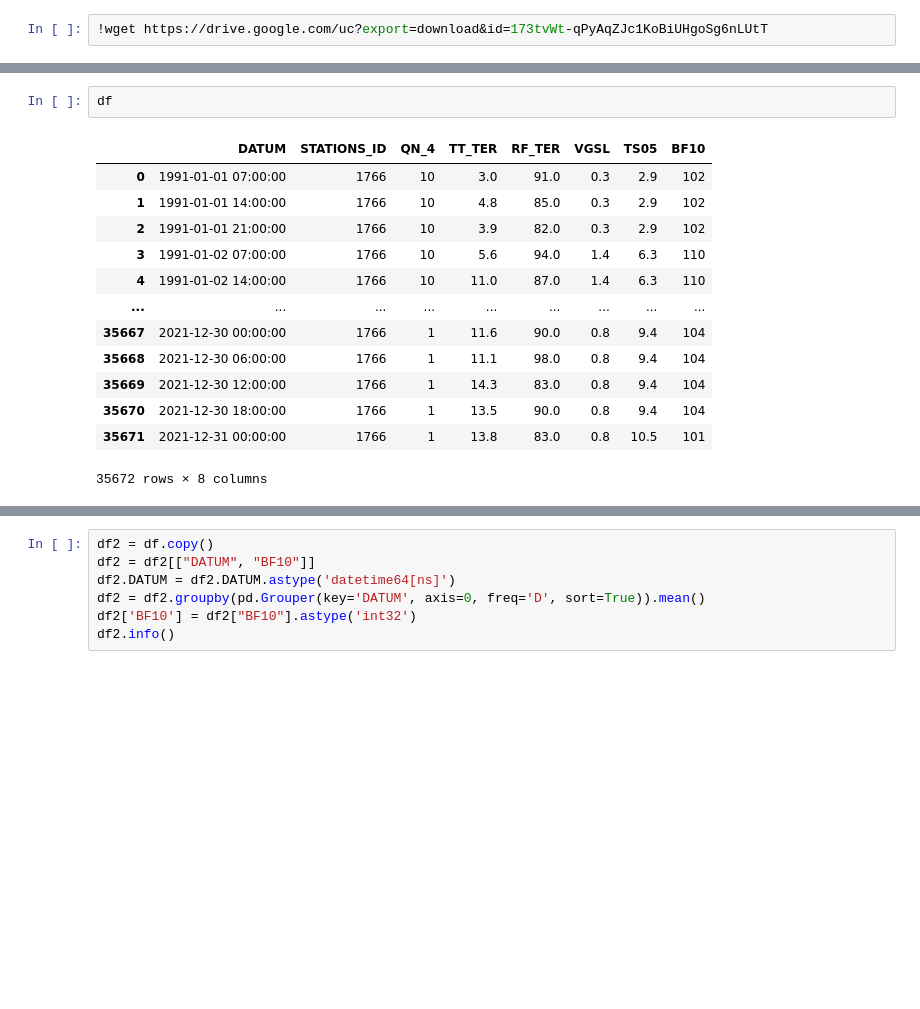
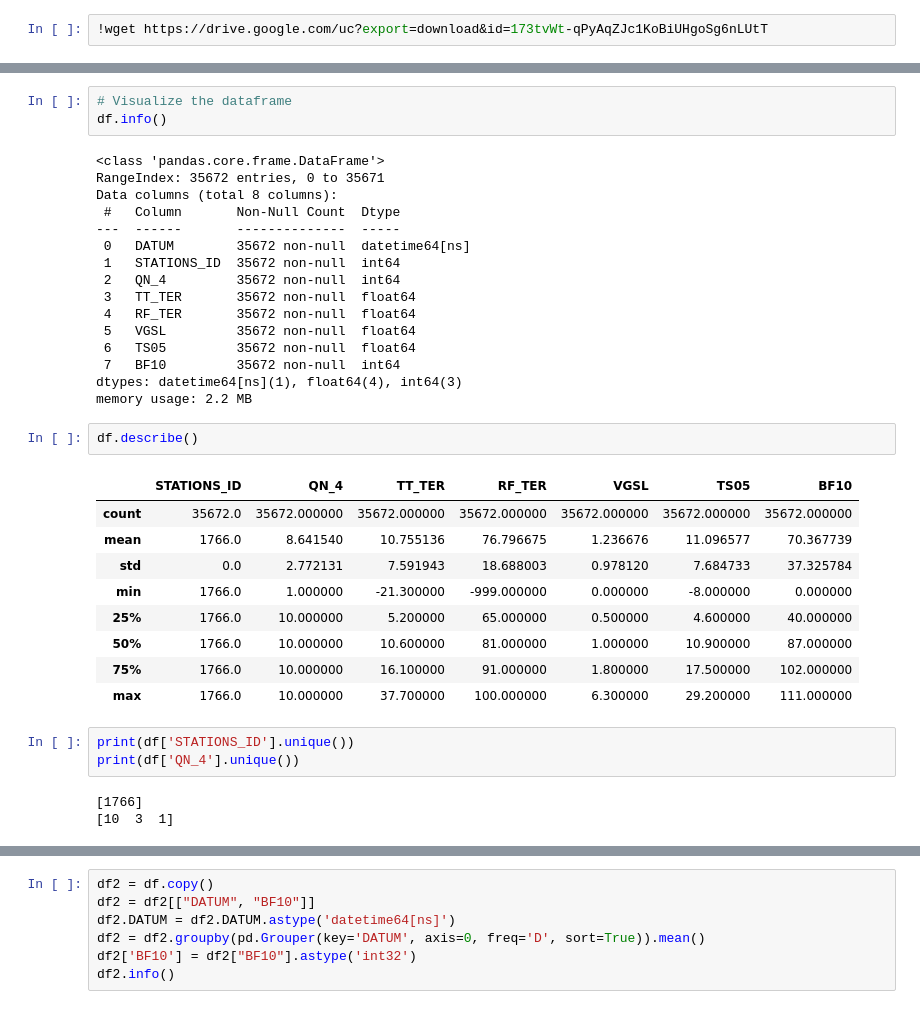
Before and after one commit to RompfRobert/Machine_Learning_and_Deep_Learning, a Jupyter notebook: Capstone-Project/test2.ipynb, the cells around one changed output, grey strips where cells are left out. Drawn from its saved outputs; the diff is of its cells as text; blank space fills up the shorter version.

```diff
--- a/Capstone-Project/test2.ipynb
+++ b/Capstone-Project/test2.ipynb
@@ -57,16 +92,37 @@ memory usage: 2.2 MB
+# %%
+# Visualize the dataframe
+df.info()
+# %% [output]
+<class 'pandas.core.frame.DataFrame'>
+RangeIndex: 35672 entries, 0 to 35671
+Data columns (total 8 columns):
+ #   Column       Non-Null Count  Dtype
+---  ------       --------------  -----
+ 0   DATUM        35672 non-null  datetime64[ns]
+ 1   STATIONS_ID  35672 non-null  int64
+ 2   QN_4         35672 non-null  int64
+ 3   TT_TER       35672 non-null  float64
+ 4   RF_TER       35672 non-null  float64
+ 5   VGSL         35672 non-null  float64
+ 6   TS05         35672 non-null  float64
+ 7   BF10         35672 non-null  int64
+dtypes: datetime64[ns](1), float64(4), int64(3)
+memory usage: 2.2 MB
 # %%
-df
+df.describe()
 # %% [output]
-|  | DATUM | STATIONS_ID | QN_4 | TT_TER | RF_TER | VGSL | TS05 | BF10 |
-| 0 | 1991-01-01 07:00:00 | 1766 | 10 | 3.0 | 91.0 | 0.3 | 2.9 | 102 |
-| 1 | 1991-01-01 14:00:00 | 1766 | 10 | 4.8 | 85.0 | 0.3 | 2.9 | 102 |
-| 2 | 1991-01-01 21:00:00 | 1766 | 10 | 3.9 | 82.0 | 0.3 | 2.9 | 102 |
-| 3 | 1991-01-02 07:00:00 | 1766 | 10 | 5.6 | 94.0 | 1.4 | 6.3 | 110 |
-| 4 | 1991-01-02 14:00:00 | 1766 | 10 | 11.0 | 87.0 | 1.4 | 6.3 | 110 |
-| ... | ... | ... | ... | ... | ... | ... | ... | ... |
-| 35667 | 2021-12-30 00:00:00 | 1766 | 1 | 11.6 | 90.0 | 0.8 | 9.4 | 104 |
-| 35668 | 2021-12-30 06:00:00 | 1766 | 1 | 11.1 | 98.0 | 0.8 | 9.4 | 104 |
-| 35669 | 2021-12-30 12:00:00 | 1766 | 1 | 14.3 | 83.0 | 0.8 | 9.4 | 104 |
-| 35670 | 2021-12-30 18:00:00 | 1766 | 1 | 13.5 | 90.0 | 0.8 | 9.4 | 104 |
-| 35671 | 2021-12-31 00:00:00 | 1766 | 1 | 13.8 | 83.0 | 0.8 | 10.5 | 101 |
+|  | STATIONS_ID | QN_4 | TT_TER | RF_TER | VGSL | TS05 | BF10 |
+| count | 35672.0 | 35672.000000 | 35672.000000 | 35672.000000 | 35672.000000 | 35672.000000 | 35672.000000 |
+| mean | 1766.0 | 8.641540 | 10.755136 | 76.796675 | 1.236676 | 11.096577 | 70.367739 |
+| std | 0.0 | 2.772131 | 7.591943 | 18.688003 | 0.978120 | 7.684733 | 37.325784 |
+| min | 1766.0 | 1.000000 | -21.300000 | -999.000000 | 0.000000 | -8.000000 | 0.000000 |
+| 25% | 1766.0 | 10.000000 | 5.200000 | 65.000000 | 0.500000 | 4.600000 | 40.000000 |
+| 50% | 1766.0 | 10.000000 | 10.600000 | 81.000000 | 1.000000 | 10.900000 | 87.000000 |
+| 75% | 1766.0 | 10.000000 | 16.100000 | 91.000000 | 1.800000 | 17.500000 | 102.000000 |
+| max | 1766.0 | 10.000000 | 37.700000 | 100.000000 | 6.300000 | 29.200000 | 111.000000 |
-35672 rows × 8 columns
+# %%
+print(df['STATIONS_ID'].unique())
+print(df['QN_4'].unique())
+# %% [output]
+[1766]
+[10  3  1]
```
Also changed, not shown: parts of 24 cells of this notebook.
